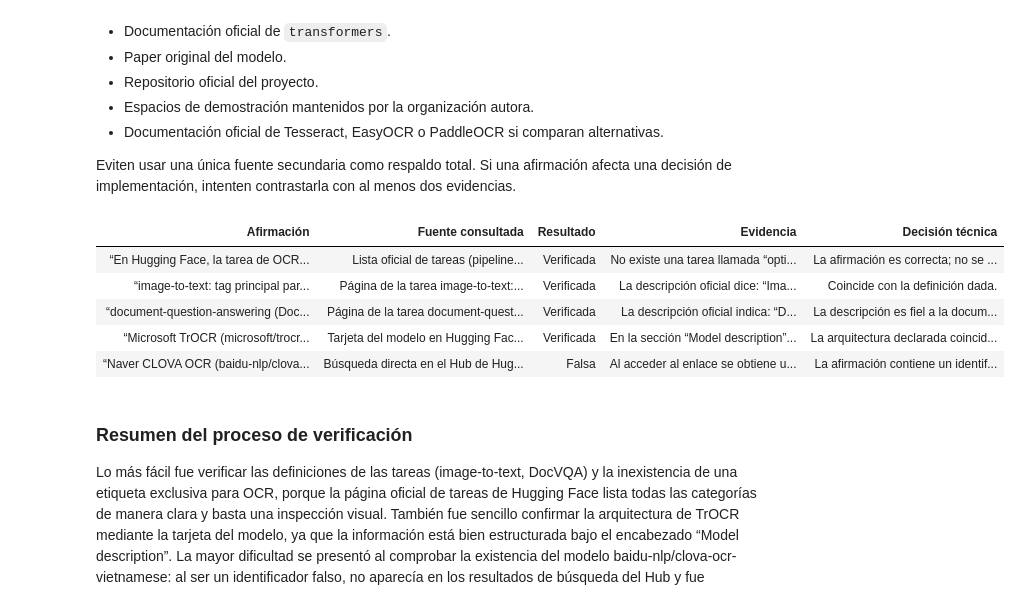
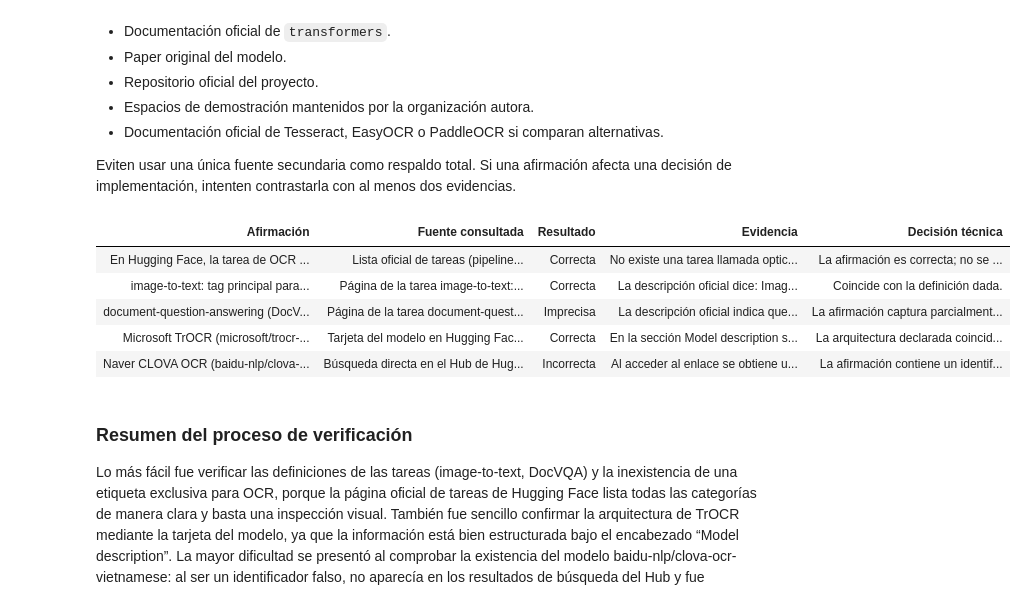
Before and after one commit to cmpatriciov08-collab/Patricio-Velasquez-Christian-PDI-1c-2026, a Jupyter notebook: 007/003 - LAB/Laboratorio_OCR/Laboratorio1/10_Laboratorio_OCR_Investigacion_Critica.ipynb, the cells around one changed output. Drawn from its saved outputs; the diff is of its cells as text; code cells hidden in the pictures.

```diff
--- a/007/003 - LAB/Laboratorio_OCR/Laboratorio1/10_Laboratorio_OCR_Investigacion_Critica.ipynb
+++ b/007/003 - LAB/Laboratorio_OCR/Laboratorio1/10_Laboratorio_OCR_Investigacion_Critica.ipynb
@@ -129,54 +129,54 @@ columnas_tabla = [
 ]
 tabla_verificacion = pd.DataFrame(columns=columnas_tabla)
 
 # Afirmación 1
-af1 = "“En Hugging Face, la tarea de OCR no tiene un único tag exclusivo, sino que se aborda principalmente bajo dos categorías clave: image-to-text y document-question-answering (DocVQA).”"
+af1 = "En Hugging Face, la tarea de OCR no tiene un único tag exclusivo, sino que se aborda principalmente bajo dos categorías clave: image-to-text y document-question-answering (DocVQA)."
 fuente1 = "Lista oficial de tareas (pipelines) de Hugging Face: huggingface.co/tasks"
-resultado1 = "Verificada"
-evidencia1 = "No existe una tarea llamada “optical-character-recognition”. Las tareas image-to-text y document-question-answering sí están listadas, y ambas pueden aplicarse a OCR."
+resultado1 = "Correcta"
+evidencia1 = "No existe una tarea llamada optical-character-recognition. Las tareas image-to-text y document-question-answering sí están listadas, y ambas pueden aplicarse a OCR."
 decision1 = "La afirmación es correcta; no se encontró un pipeline exclusivo para OCR."
 tabla_verificacion = add_fila(tabla_verificacion, af1, fuente1, resultado1, evidencia1, decision1)
 
 # Afirmación 2
-af2 = "“image-to-text: tag principal para modelos que toman una imagen y generan texto secuencial.”"
+af2 = "image-to-text: tag principal para modelos que toman una imagen y generan texto secuencial."
 fuente2 = "Página de la tarea image-to-text: huggingface.co/tasks/image-to-text"
-resultado2 = "Verificada"
-evidencia2 = "La descripción oficial dice: “Image-to-text models take an image as input and output text. These models can be used for image captioning, optical character recognition (OCR), and more.”"
+resultado2 = "Correcta"
+evidencia2 = "La descripción oficial dice: Image-to-text models take an image as input and output text. These models can be used for image captioning, optical character recognition (OCR), and more."
 decision2 = "Coincide con la definición dada."
 tabla_verificacion = add_fila(tabla_verificacion, af2, fuente2, resultado2, evidencia2, decision2)
 
 # Afirmación 3
-af3 = "“document-question-answering (DocVQA): permite hacer preguntas sobre la estructura del documento.”"
+af3 = "document-question-answering (DocVQA): permite hacer preguntas sobre la estructura del documento."
 fuente3 = "Página de la tarea document-question-answering: huggingface.co/tasks/document-question-answering"
-resultado3 = "Verificada"
-evidencia3 = "La descripción oficial indica: “Document Question Answering (also known as DocVQA) is the task of answering questions about a document image.” Incluye preguntas sobre contenido y estructura."
-decision3 = "La descripción es fiel a la documentación oficial."
+resultado3 = "Imprecisa"
+evidencia3 = "La descripción oficial indica que DocVQA permite responder preguntas sobre el contenido del documento, no solo sobre su estructura. Decir únicamente 'estructura' es una simplificación que omite casos de uso clave."
+decision3 = "La afirmación captura parcialmente la realidad; conviene describir DocVQA como comprensión de contenido y estructura del documento."
 tabla_verificacion = add_fila(tabla_verificacion, af3, fuente3, resultado3, evidencia3, decision3)
 
 # Afirmación 4
-af4 = "“Microsoft TrOCR (microsoft/trocr-base-printed) … encoder de visión (ViT) + decoder de texto (GPT-2). Transformer puro para OCR.”"
+af4 = "Microsoft TrOCR (microsoft/trocr-base-printed) … encoder de visión (ViT) + decoder de texto (GPT-2). Transformer puro para OCR."
 fuente4 = "Tarjeta del modelo en Hugging Face: microsoft/trocr-base-printed"
-resultado4 = "Verificada"
-evidencia4 = "En la sección “Model description” se lee: “TrOCR consists of an image Transformer encoder (ViT) and an autoregressive text Transformer decoder (GPT-2).”"
+resultado4 = "Correcta"
+evidencia4 = "En la sección Model description se lee: TrOCR consists of an image Transformer encoder (ViT) and an autoregressive text Transformer decoder (GPT-2)."
 decision4 = "La arquitectura declarada coincide exactamente."
 tabla_verificacion = add_fila(tabla_verificacion, af4, fuente4, resultado4, evidencia4, decision4)
 
 # Afirmación 5
-af5 = "“Naver CLOVA OCR (baidu-nlp/clova-ocr-vietnamese o naver-clova-ix/donut-base)…” → existe el modelo baidu-nlp/clova-ocr-vietnamese."
+af5 = "Naver CLOVA OCR (baidu-nlp/clova-ocr-vietnamese o naver-clova-ix/donut-base)…  existe el modelo baidu-nlp/clova-ocr-vietnamese."
 fuente5 = "Búsqueda directa en el Hub de Hugging Face: huggingface.co/baidu-nlp/clova-ocr-vietnamese y en el perfil baidu-nlp."
-resultado5 = "Falsa"
-evidencia5 = "Al acceder al enlace se obtiene un error 404 (“Model not found”). El perfil baidu-nlp no contiene ningún modelo con el nombre clova-ocr-vietnamese. El único modelo oficial de CLOVA OCR es naver-clova-ix/donut-base."
+resultado5 = "Incorrecta"
+evidencia5 = "Al acceder al enlace se obtiene un error 404 (Model not found). El perfil baidu-nlp no contiene ningún modelo con el nombre clova-ocr-vietnamese. El único modelo oficial de CLOVA OCR es naver-clova-ix/donut-base."
 decision5 = "La afirmación contiene un identificador inexistente; probablemente es una alucinación del LLM. El modelo correcto es naver-clova-ix/donut-base."
 tabla_verificacion = add_fila(tabla_verificacion, af5, fuente5, resultado5, evidencia5, decision5)
 
 HTML(tabla_verificacion.to_html(escape=False, index=False))
 # %% [output]
 | Afirmación | Fuente consultada | Resultado | Evidencia | Decisión técnica |
-| “En Hugging Face, la tarea de OCR... | Lista oficial de tareas (pipeline... | Verificada | No existe una tarea llamada “opti... | La afirmación es correcta; no se ... |
-| “image-to-text: tag principal par... | Página de la tarea image-to-text:... | Verificada | La descripción oficial dice: “Ima... | Coincide con la definición dada. |
-| “document-question-answering (Doc... | Página de la tarea document-quest... | Verificada | La descripción oficial indica: “D... | La descripción es fiel a la docum... |
-| “Microsoft TrOCR (microsoft/trocr... | Tarjeta del modelo en Hugging Fac... | Verificada | En la sección “Model description”... | La arquitectura declarada coincid... |
-| “Naver CLOVA OCR (baidu-nlp/clova... | Búsqueda directa en el Hub de Hug... | Falsa | Al acceder al enlace se obtiene u... | La afirmación contiene un identif... |
+| En Hugging Face, la tarea de OCR ... | Lista oficial de tareas (pipeline... | Correcta | No existe una tarea llamada optic... | La afirmación es correcta; no se ... |
+| image-to-text: tag principal para... | Página de la tarea image-to-text:... | Correcta | La descripción oficial dice: Imag... | Coincide con la definición dada. |
+| document-question-answering (DocV... | Página de la tarea document-quest... | Imprecisa | La descripción oficial indica que... | La afirmación captura parcialment... |
+| Microsoft TrOCR (microsoft/trocr-... | Tarjeta del modelo en Hugging Fac... | Correcta | En la sección Model description s... | La arquitectura declarada coincid... |
+| Naver CLOVA OCR (baidu-nlp/clova-... | Búsqueda directa en el Hub de Hug... | Incorrecta | Al acceder al enlace se obtiene u... | La afirmación contiene un identif... |
 # %% [markdown]
 ### Resumen del proceso de verificación
 
```
Also changed, not shown: parts of 18 cells of this notebook, 4 other files.
